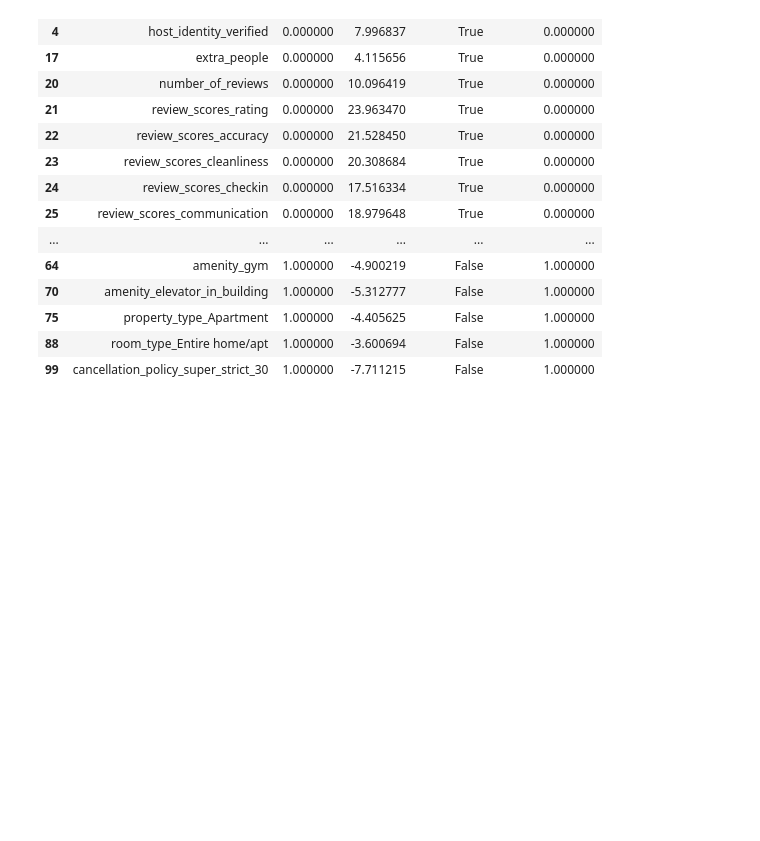
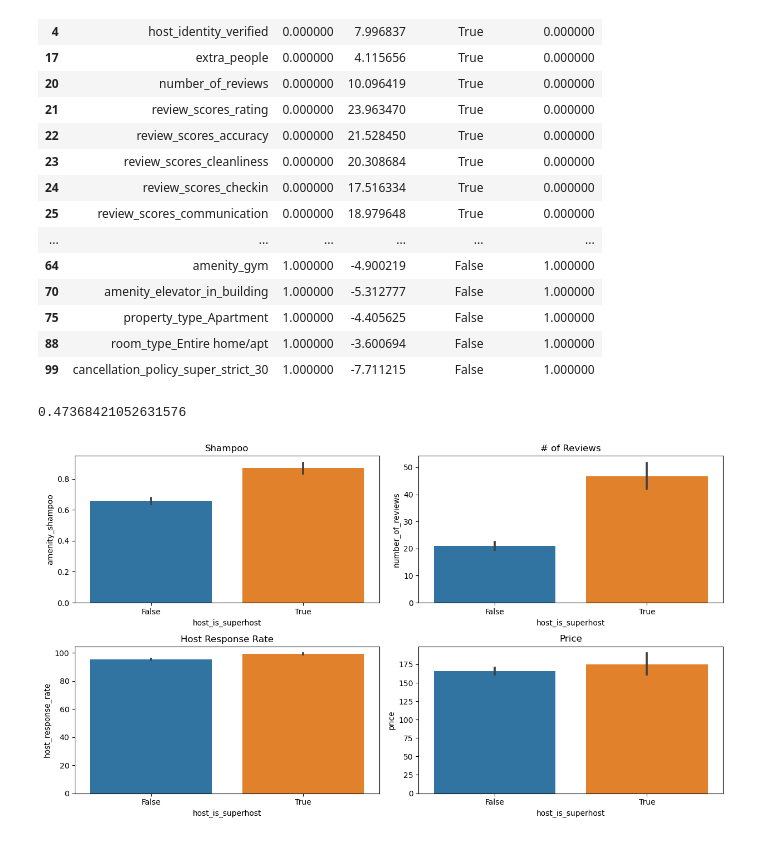
Before and after one commit to tristenwallace/boston_airbnb_CRISP-DM_analysis, a Jupyter notebook: src/models.ipynb, the cells around one changed output. Saved outputs shown, nothing was run; the diff lists cells and outputs as text; code cells hidden in the pictures; blank space fills up the shorter version.

Commit message:
chore: Analyze question 1 w/ barplots

```diff
--- a/src/models.ipynb
+++ b/src/models.ipynb
@@ -94,5 +82,29 @@ test_results.sort_values(['significant','pvalue'],ascending=[False,True]).style.
 | 88 | room_type_Entire home/apt | 1.000000 | -3.600694 | False | 1.000000 |
 | 99 | cancellation_policy_super_strict_30 | 1.000000 | -7.711215 | False | 1.000000 |
 # %%
-# About 43% of the significant features are amenities.
-#test_results.feature[test_results.pvalue < .05].isin(unqiue_amenities).sum()/np.sum(ttest_result.significant==True)
+# What % of statistically significant features are amenities?
+test_results.feature[test_results.significant==True].str.contains('amenity').sum()/np.sum(test_results.significant==True)
+# %% [output]
+0.47368421052631576
+# %%
+# Explore significant features
+plt.subplots(figsize=(12.5, 7))
+
+plt.subplot(221)
+sns.barplot(data=df_listings,y="amenity_shampoo",x="host_is_superhost")
+plt.title("Shampoo")
+
+plt.subplot(222)
+sns.barplot(data=df_listings,y="number_of_reviews",x="host_is_superhost")
+plt.title("# of Reviews")
+
+plt.subplot(223)
+sns.barplot(data=df_listings,y="host_response_rate",x="host_is_superhost")
+plt.title("Host Response Rate")
+
+plt.subplot(224)
+sns.barplot(data=df_listings,y="price",x="host_is_superhost")
+plt.title("Price")
+plt.tight_layout();
+# %% [output]
+[figure, added]
```
Also changed, not shown: parts of 4 cells of this notebook.
